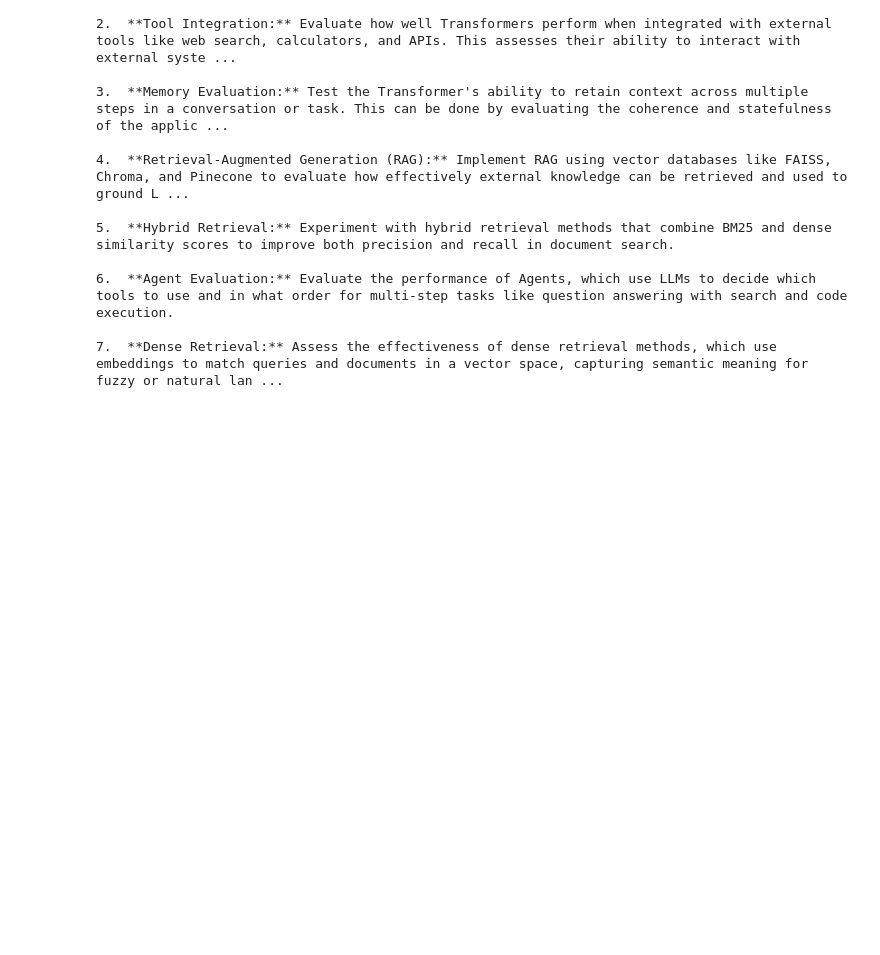
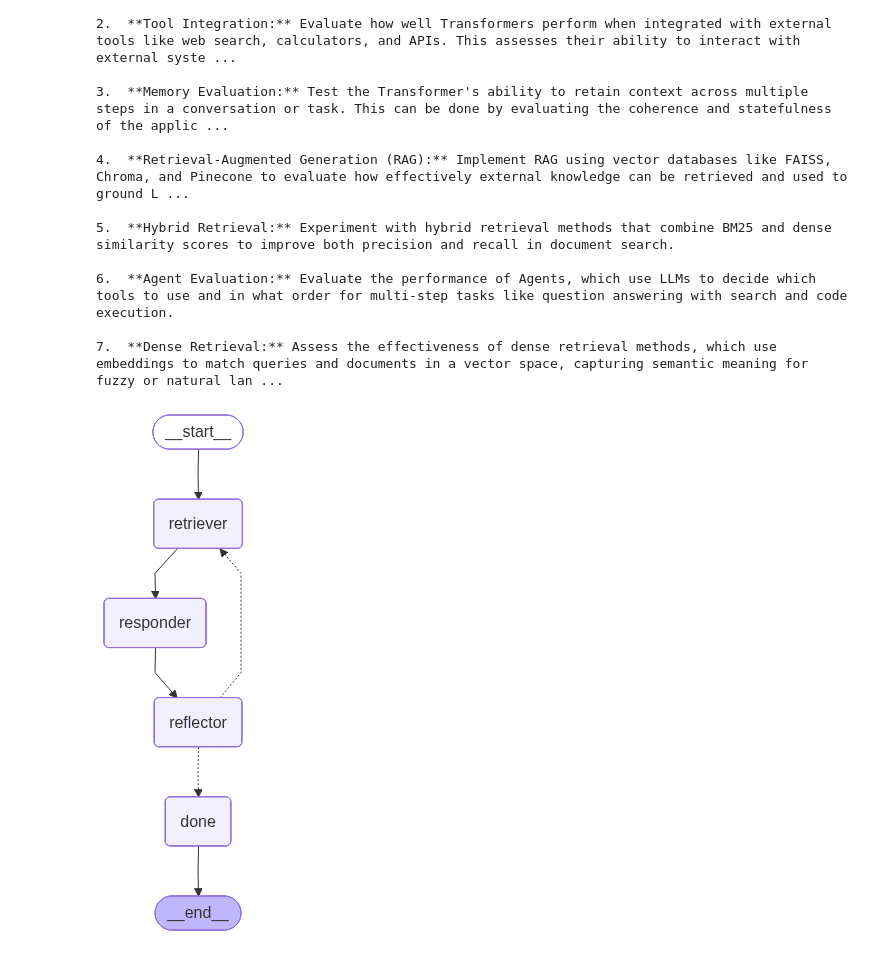
Before and after one commit to debdutta-chatterjee/AI_ML_DS_GenAI_Portfolio, a Jupyter notebook: RAG/auto.ipynb, the cells around one changed output. Cells and saved outputs as stored; diff of their text form; code cells hidden in the pictures; blank space fills up the shorter version.

```diff
--- a/RAG/auto.ipynb
+++ b/RAG/auto.ipynb
@@ -141,0 +148,16 @@ if __name__ == "__main__":
+# %%
+docs = TextLoader("langchain_intro.txt").load()
+chunks = RecursiveCharacterTextSplitter(chunk_size=500, chunk_overlap=50).split_documents(docs)
+vectorstore = FAISS.from_documents(chunks, embeddings)
+retriever = vectorstore.as_retriever()
+# %%
+# -------------------------
+# 2. State Definition
+# -------------------------
+class RAGReflectionState(BaseModel):
+    question: str
+    retrieved_docs: List[Document] = []
+    answer: str = ""
+    reflection: str = ""
+    revised: bool = False
+    attempts: int = 0
@@ -141,0 +202,37 @@ if __name__ == "__main__":
+# %%
+def finalize(state: RAGReflectionState) -> RAGReflectionState:
+    return state
+# %%
+from typing import Literal
+
+builder = StateGraph(RAGReflectionState)
+
+builder.add_node("retriever", retrieve_docs)
+builder.add_node("responder", generate_answer)
+builder.add_node("reflector", reflect_on_answer)
+builder.add_node("done", finalize)
+
+builder.set_entry_point("retriever")
+
+builder.add_edge("retriever", "responder")
+builder.add_edge("responder", "reflector")
+
+def decide_next_node(state: RAGReflectionState) -> Literal['done','retriever']:
+    if not state.revised or state.attempts >= 2:
+        return "done"
+    return "retriever"
+
+builder.add_conditional_edges("reflector", decide_next_node)
+
+
+
+# builder.add_conditional_edges(
+#     "reflector",
+#     lambda s: "done" if not s.revised or s.attempts >= 2 else "retriever"
+# )
+
+builder.add_edge("done", END)
+graph = builder.compile()
+graph
+# %% [output]
+[figure, added]
```
Also changed, not shown: parts of 4 cells of this notebook.
